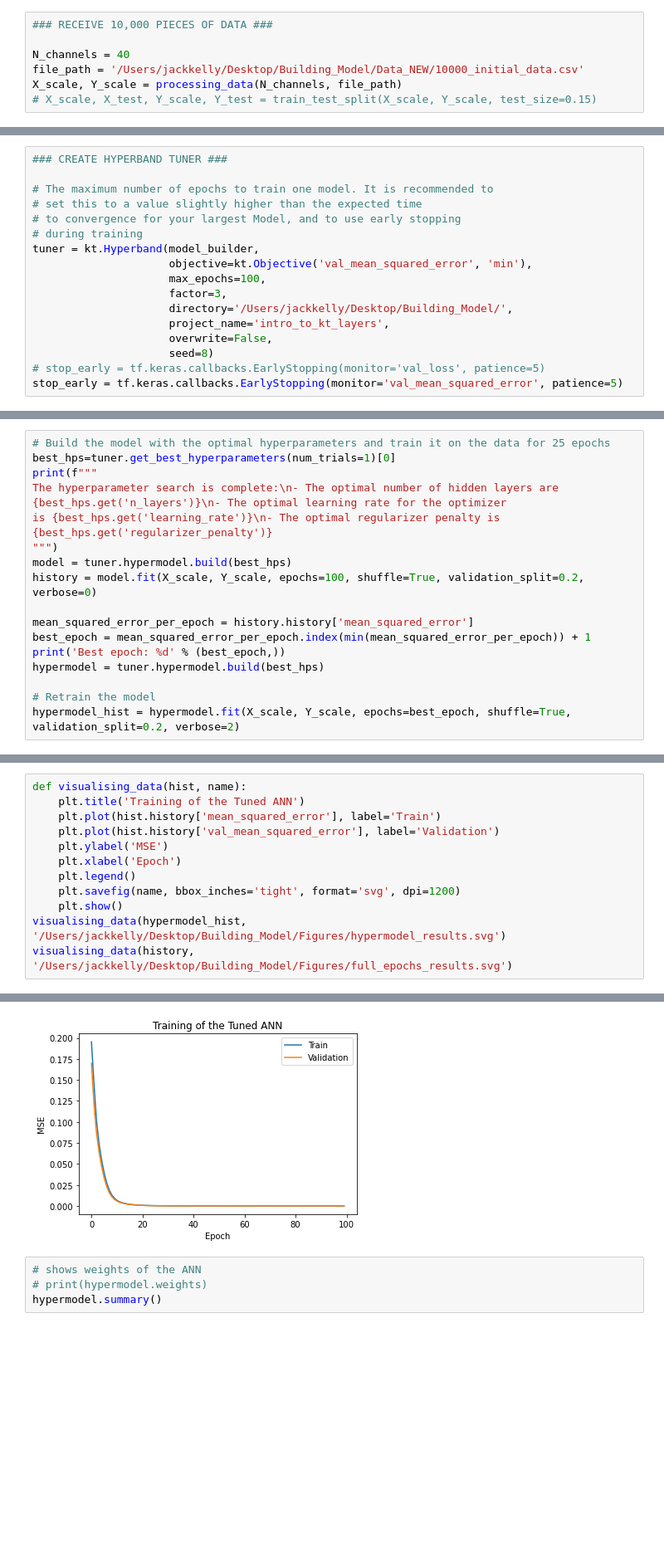
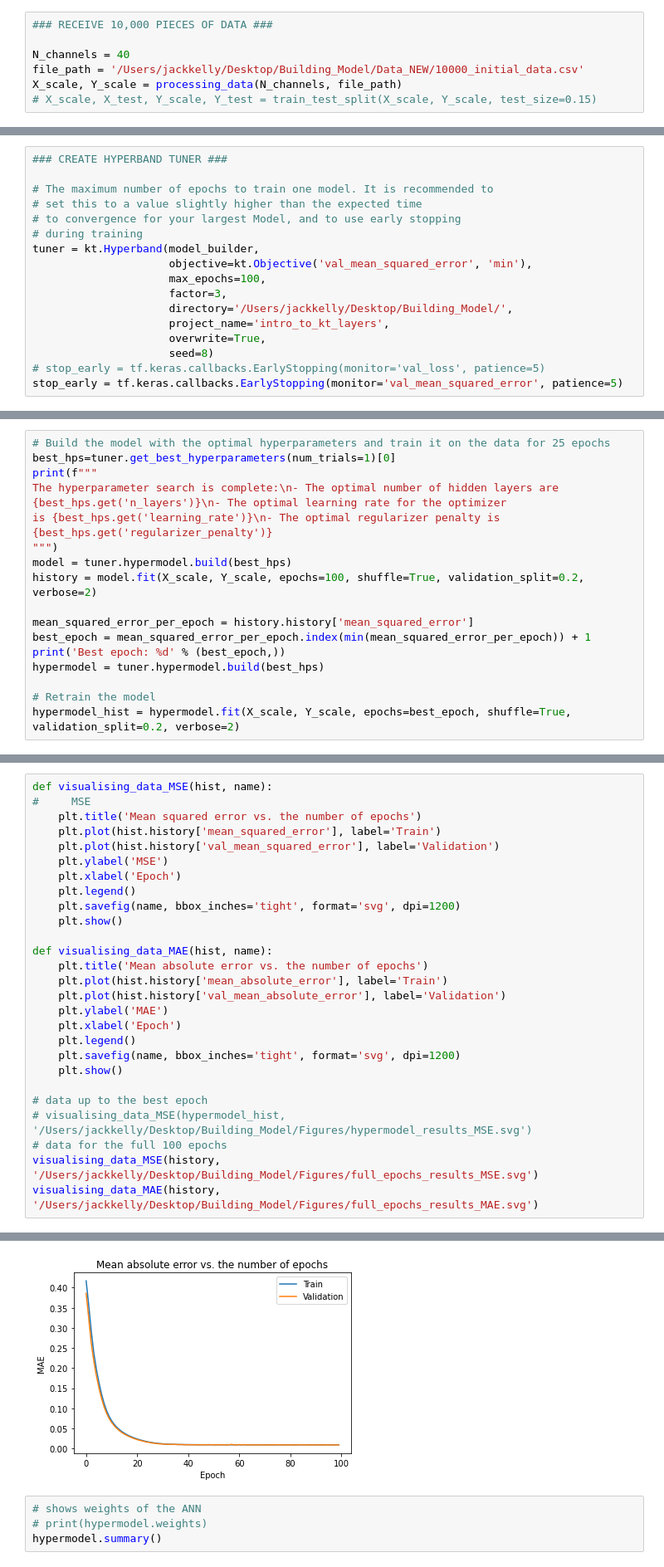
Before and after one commit to JackKelly1/4th-Year-Project, a Jupyter notebook: ANN_FINAL.ipynb, the cells around one changed output, grey strips where cells are left out. Shown at 83% size. Saved outputs shown, nothing was run; the diff lists cells and outputs as text; blank space fills up the shorter version.

Commit message:
Changing TL data

```diff
--- a/ANN_FINAL.ipynb
+++ b/ANN_FINAL.ipynb
@@ -86,7 +77,7 @@ tuner = kt.Hyperband(model_builder,
                      factor=3,
                      directory='/Users/jackkelly/Desktop/Building_Model/',
                      project_name='intro_to_kt_layers',
-                     overwrite=False,
+                     overwrite=True,
                      seed=8)
 # stop_early = tf.keras.callbacks.EarlyStopping(monitor='val_loss', patience=5)
 stop_early = tf.keras.callbacks.EarlyStopping(monitor='val_mean_squared_error', patience=5)
@@ -124,7 +115,7 @@ The hyperparameter search is complete:\n- The optimal number of hidden layers ar
 is {best_hps.get('learning_rate')}\n- The optimal regularizer penalty is {best_hps.get('regularizer_penalty')}
 """)
 model = tuner.hypermodel.build(best_hps)
-history = model.fit(X_scale, Y_scale, epochs=100, shuffle=True, validation_split=0.2, verbose=0)
+history = model.fit(X_scale, Y_scale, epochs=100, shuffle=True, validation_split=0.2, verbose=2)
 
 mean_squared_error_per_epoch = history.history['mean_squared_error']
 best_epoch = mean_squared_error_per_epoch.index(min(mean_squared_error_per_epoch)) + 1
@@ -163,6 +170,7 @@ MSE test: 0.00015656329924240708
 # %%
-def visualising_data(hist, name):
-    plt.title('Training of the Tuned ANN')
+def visualising_data_MSE(hist, name):
+#     MSE
+    plt.title('Mean squared error vs. the number of epochs')
     plt.plot(hist.history['mean_squared_error'], label='Train')
     plt.plot(hist.history['val_mean_squared_error'], label='Validation')
     plt.ylabel('MSE')
@@ -170,6 +178,20 @@ def visualising_data(hist, name):
     plt.legend()
     plt.savefig(name, bbox_inches='tight', format='svg', dpi=1200)
     plt.show()
-visualising_data(hypermodel_hist, '/Users/jackkelly/Desktop/Building_Model/Figures/hypermodel_results.svg')
-visualising_data(history, '/Users/jackkelly/Desktop/Building_Model/Figures/full_epochs_results.svg')
+
+def visualising_data_MAE(hist, name):
+    plt.title('Mean absolute error vs. the number of epochs')
+    plt.plot(hist.history['mean_absolute_error'], label='Train')
+    plt.plot(hist.history['val_mean_absolute_error'], label='Validation')
+    plt.ylabel('MAE')
+    plt.xlabel('Epoch')
+    plt.legend()
+    plt.savefig(name, bbox_inches='tight', format='svg', dpi=1200)
+    plt.show()
+
+# data up to the best epoch
+# visualising_data_MSE(hypermodel_hist, '/Users/jackkelly/Desktop/Building_Model/Figures/hypermodel_results_MSE.svg')
+# data for the full 100 epochs
+visualising_data_MSE(history, '/Users/jackkelly/Desktop/Building_Model/Figures/full_epochs_results_MSE.svg')
+visualising_data_MAE(history, '/Users/jackkelly/Desktop/Building_Model/Figures/full_epochs_results_MAE.svg')
 # %% [output]
@@ -177,4 +199,4 @@ visualising_data(history, '/Users/jackkelly/Desktop/Building_Model/Figures/full_
-[figure, old version]
+[figure, new version]
 # %%
 # shows weights of the ANN
 # print(hypermodel.weights)
```
Also changed, not shown: parts of 31 cells of this notebook.
